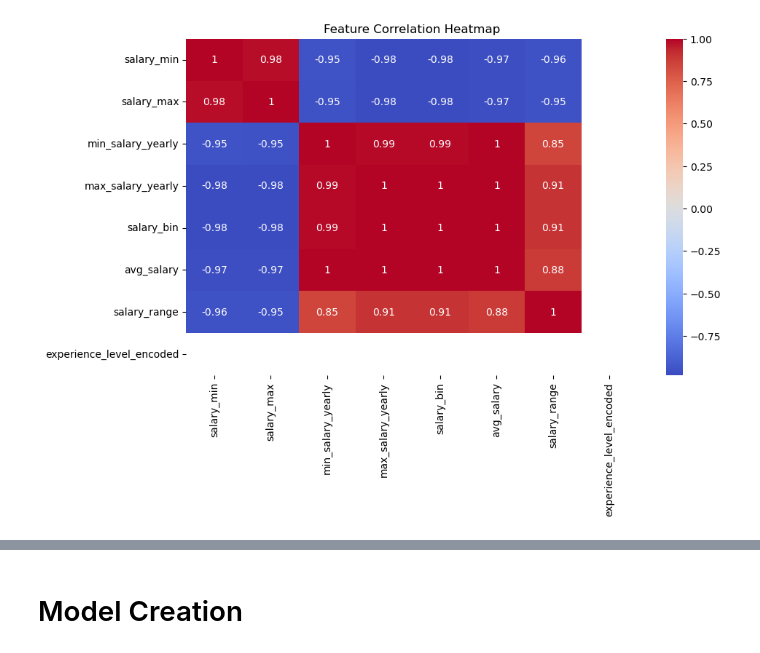
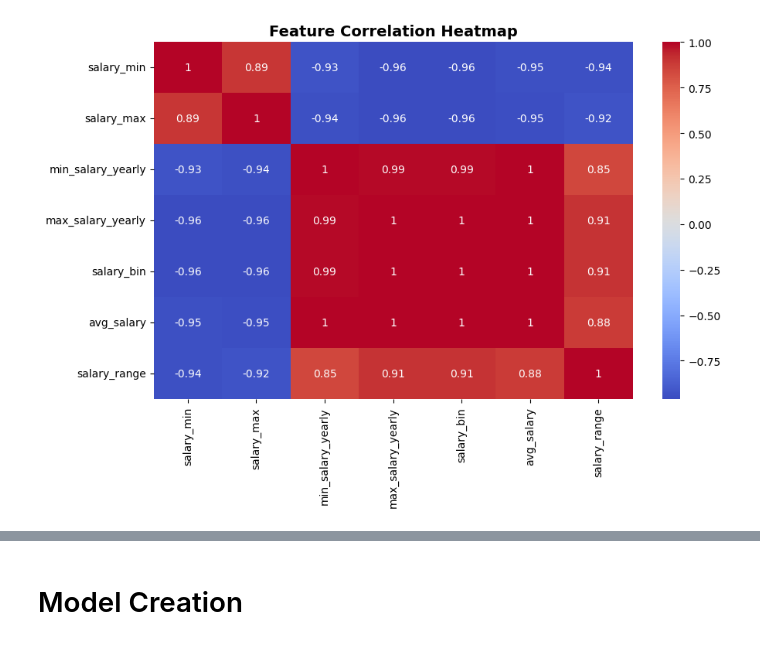
Before and after one commit to PTucc327/Job_Market_Analysis, a Jupyter notebook: job_market_analysis.ipynb, the cells around one changed output, grey strips where cells are left out. Drawn from its saved outputs; the diff is of its cells as text; code cells hidden in the pictures.

```diff
--- a/job_market_analysis.ipynb
+++ b/job_market_analysis.ipynb
@@ -214,0 +461,3 @@ Working with Salary
+# %%
+#Extract specific titles and create a new field lemmatized_title
+df['lemmatized_title'] = df['job_title'].apply(lemmatize_title)
@@ -214,0 +497,10 @@ Working with Salary
+# %%
+#mapping the lemmatized_title to job_category
+def map_category(title):
+    title = str(title).lower()
+    for keyword, category in job_categories.items():
+        if keyword in title:
+            return category
+    return 'Other'  # Default if no keyword matched
+
+df['job_category'] = df['lemmatized_title'].apply(map_category)
@@ -381,7 +790 @@ df['salary_range'] = df['max_salary_yearly'] - df['min_salary_yearly']
-# %%
-experience_mapping = {'Entry Level': 0, 'Mid Level': 1, 'Senior Level': 2}
-df['experience_level_encoded'] = df['sector'].map(experience_mapping)
-# %%
-df['is_engineer'] = df['job_title'].str.contains('engineer', case=False, na=False).astype(int)
-df['is_manager'] = df['job_title'].str.contains('manager', case=False, na=False).astype(int)
 # %%
@@ -411,7 +812,7 @@ Name: avg_salary, dtype: float64
 # %%
 plt.figure(figsize=(10, 6))
 sns.heatmap(correlation_matrix[numeric_cols].corr(), annot=True, cmap="coolwarm")
-plt.title("Feature Correlation Heatmap")
+plt.title("Feature Correlation Heatmap", fontdict={'fontsize': 14, 'fontweight': 'bold'})
 plt.show()
 # %% [output]
-[figure, old version]
+[figure, new version]
```
Also changed, not shown: parts of 95 cells of this notebook.
